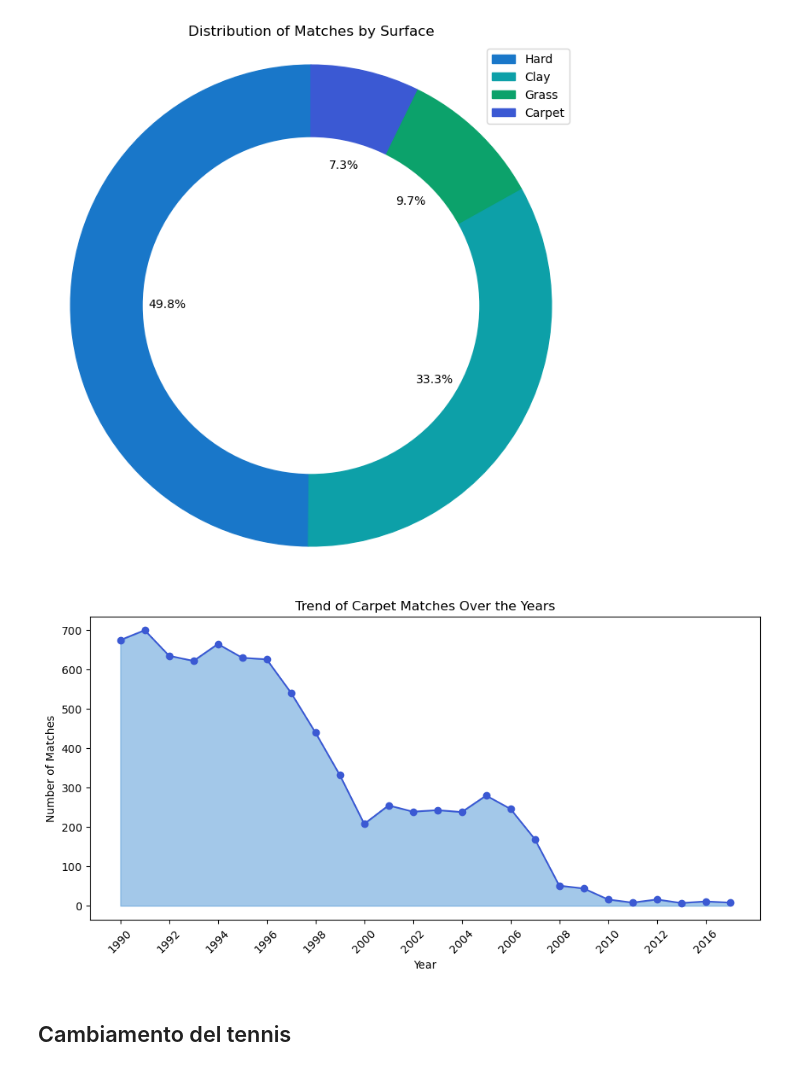
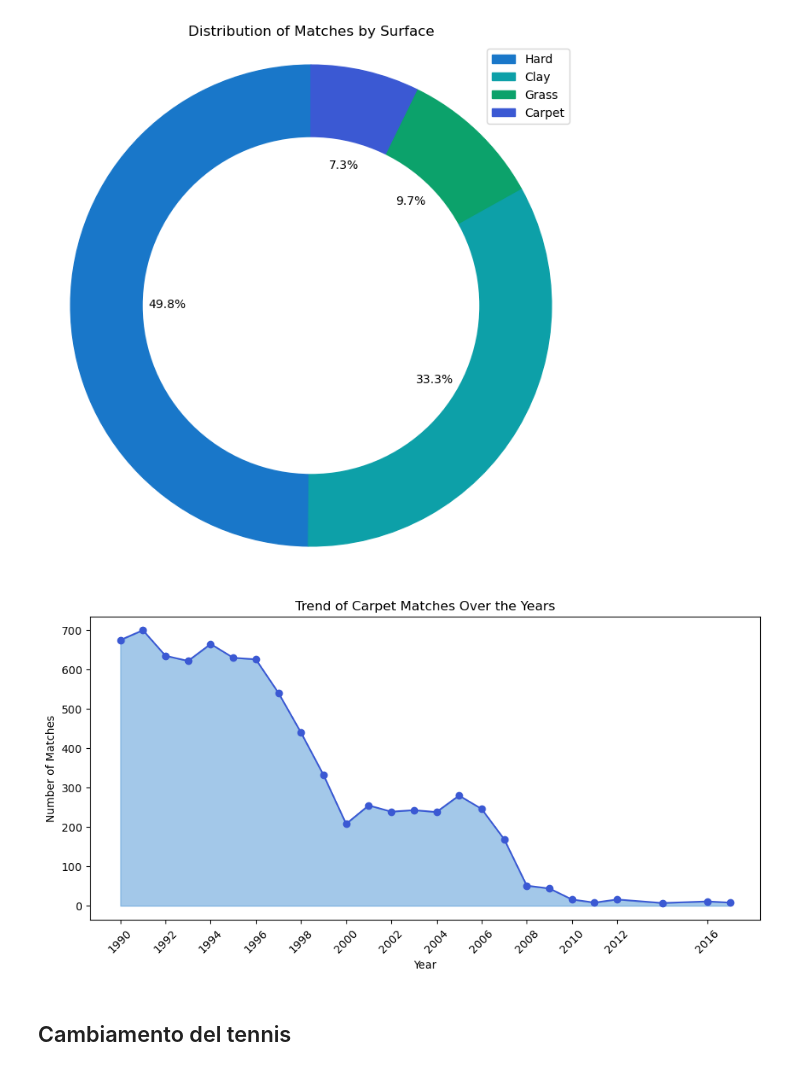
Before and after one commit to yasemitee/SciVIs, a Jupyter notebook: Notebooks/tournament.ipynb, the cells around one changed output. Drawn from its saved outputs; the diff is of its cells as text; code cells hidden in the pictures.

```diff
--- a/Notebooks/tournament.ipynb
+++ b/Notebooks/tournament.ipynb
@@ -54,22 +59,21 @@ plt.show()
 [figure]
 # %%
 carpet_matches = atp_matches[atp_matches['surface'] == 'Carpet']
-carpet_matches['year'] = carpet_matches['tourney_date'].astype(str).str[:4]
 matches_per_year = carpet_matches.groupby('year').size()
 plt.figure(figsize=(11, 5))
 plt.plot(matches_per_year.index, matches_per_year.values, marker='o', color=colors[3])
 plt.fill_between(matches_per_year.index, matches_per_year.values, color=colors[2], alpha=0.4)
 
 plt.xlabel('Year')
 plt.ylabel('Number of Matches')
 plt.title('Trend of Carpet Matches Over the Years')
 
 plt.xticks(matches_per_year.index[::2], rotation=45)
 
 
 plt.show()
 # %% [output]
-[figure, old version]
+[figure, new version]
 # %% [markdown]
 ## Cambiamento del tennis
 # %%
```
Also changed, not shown: parts of 4 cells of this notebook, 3 other files.
